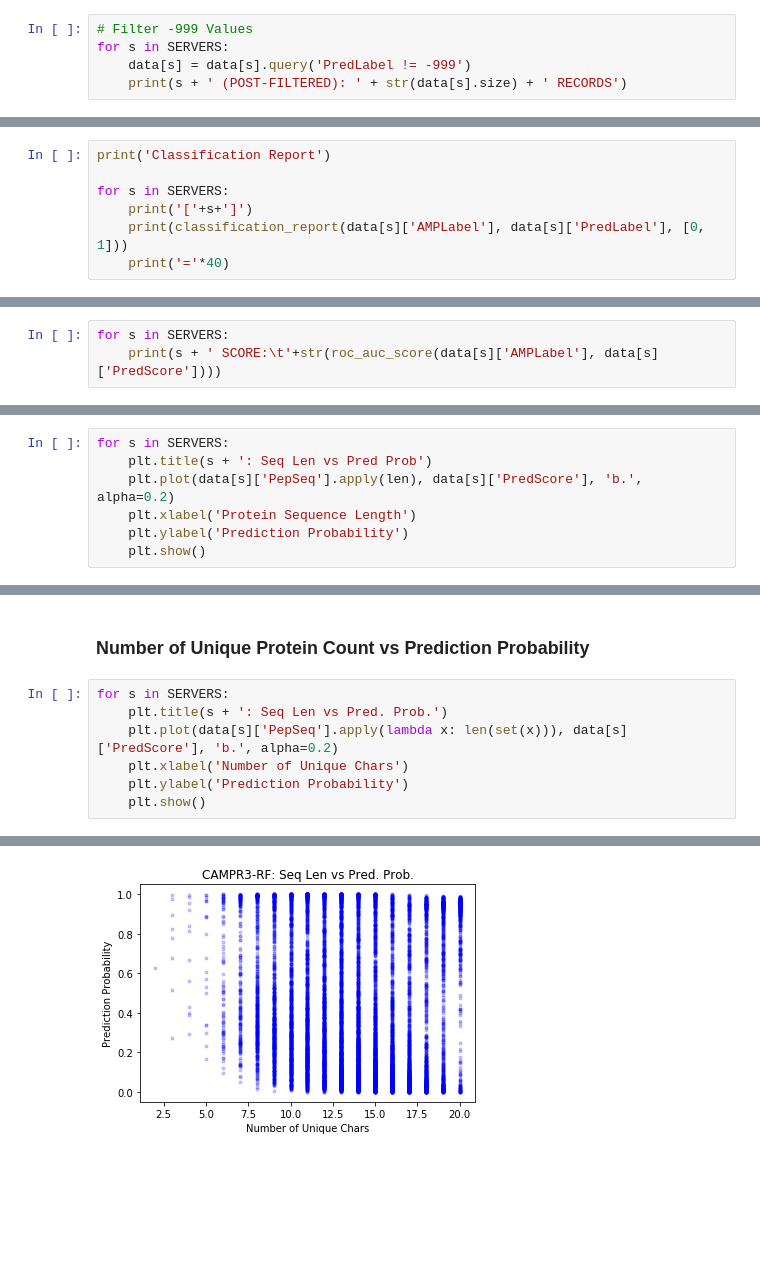
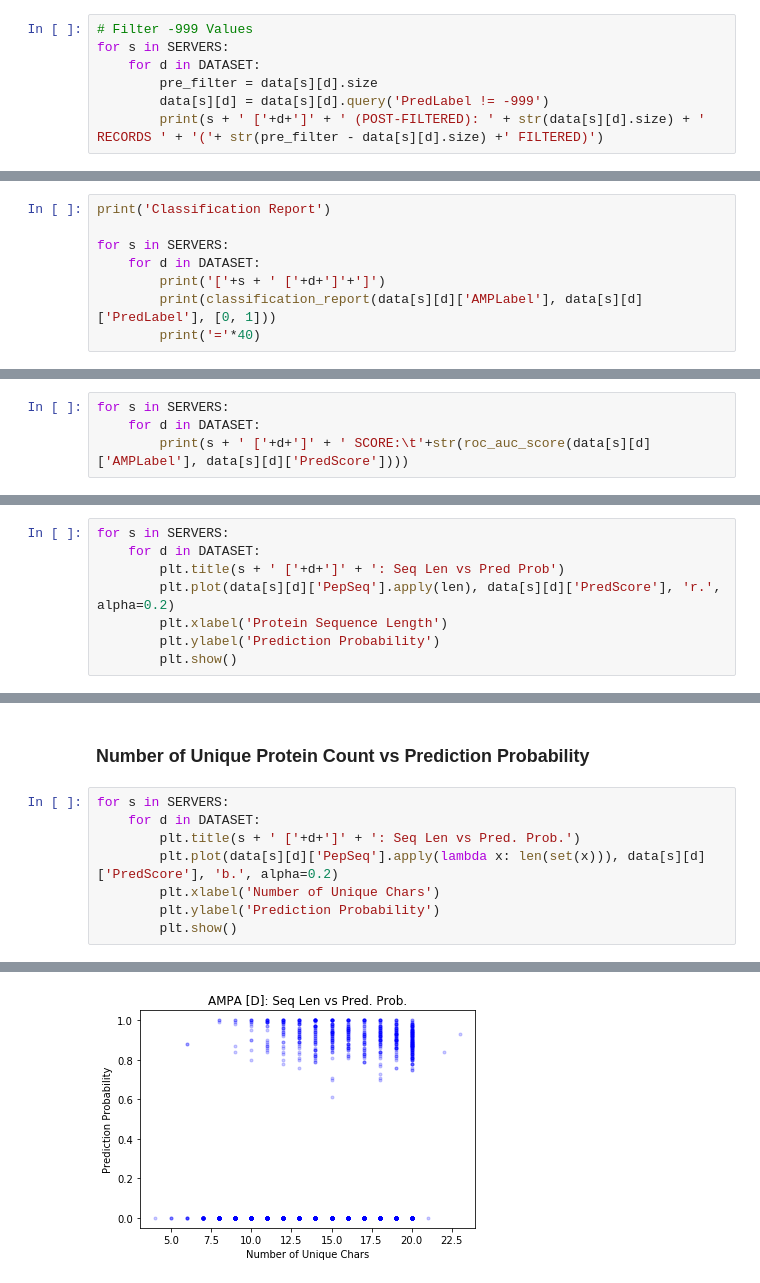
Before and after one commit to yutarochan/AMP_Benchmark, a Jupyter notebook: notebooks/Model Evaluation.ipynb, the cells around one changed output, grey strips where cells are left out. Drawn from its saved outputs; the diff is of its cells as text; blank space fills up the shorter version.

Commit message:
(update) Update performance evaluation metrics for separate datasets

```diff
--- a/notebooks/Model Evaluation.ipynb
+++ b/notebooks/Model Evaluation.ipynb
@@ -35,6 +50,8 @@ CAMPR3-SVM : 81354 RECORDS
 # %%
 # Filter -999 Values
 for s in SERVERS:
-    data[s] = data[s].query('PredLabel != -999')
-    print(s + ' (POST-FILTERED): ' + str(data[s].size) + ' RECORDS')
+    for d in DATASET:
+        pre_filter = data[s][d].size
+        data[s][d] = data[s][d].query('PredLabel != -999')
+        print(s + ' ['+d+']' + ' (POST-FILTERED): ' + str(data[s][d].size) + ' RECORDS ' + '('+ str(pre_filter - data[s][d].size) +' FILTERED)')
 # %% [output]
@@ -81,8 +106,9 @@ True Negative:  2050
 print('Classification Report')
 
 for s in SERVERS:
-    print('['+s+']')
-    print(classification_report(data[s]['AMPLabel'], data[s]['PredLabel'], [0, 1]))
-    print('='*40)
+    for d in DATASET:
+        print('['+s + ' ['+d+']'+']')
+        print(classification_report(data[s][d]['AMPLabel'], data[s][d]['PredLabel'], [0, 1]))
+        print('='*40)
 # %% [output]
 Classification Report
@@ -108,5 +134,6 @@ weighted avg       0.89      0.81      0.83     13540
 #### Total ROC/AUC Score
 # %%
 for s in SERVERS:
-    print(s + ' SCORE:\t'+str(roc_auc_score(data[s]['AMPLabel'], data[s]['PredScore'])))
+    for d in DATASET:
+        print(s + ' ['+d+']' + ' SCORE:\t'+str(roc_auc_score(data[s][d]['AMPLabel'], data[s][d]['PredScore'])))
 # %% [output]
@@ -142,9 +181,10 @@ plt.show()
 ### Length vs Prediction Probability
 # %%
 for s in SERVERS:
-    plt.title(s + ': Seq Len vs Pred Prob')
-    plt.plot(data[s]['PepSeq'].apply(len), data[s]['PredScore'], 'b.', alpha=0.2)
-    plt.xlabel('Protein Sequence Length')
-    plt.ylabel('Prediction Probability')
-    plt.show()
+    for d in DATASET:
+        plt.title(s + ' ['+d+']' + ': Seq Len vs Pred Prob')
+        plt.plot(data[s][d]['PepSeq'].apply(len), data[s][d]['PredScore'], 'r.', alpha=0.2)
+        plt.xlabel('Protein Sequence Length')
+        plt.ylabel('Prediction Probability')
+        plt.show()
 # %% [output]
@@ -159,9 +206,10 @@ for s in SERVERS:
 ### Number of Unique Protein Count vs Prediction Probability
 # %%
 for s in SERVERS:
-    plt.title(s + ': Seq Len vs Pred. Prob.')
-    plt.plot(data[s]['PepSeq'].apply(lambda x: len(set(x))), data[s]['PredScore'], 'b.', alpha=0.2)
-    plt.xlabel('Number of Unique Chars')
-    plt.ylabel('Prediction Probability')
-    plt.show()
+    for d in DATASET:
+        plt.title(s + ' ['+d+']' + ': Seq Len vs Pred. Prob.')
+        plt.plot(data[s][d]['PepSeq'].apply(lambda x: len(set(x))), data[s][d]['PredScore'], 'b.', alpha=0.2)
+        plt.xlabel('Number of Unique Chars')
+        plt.ylabel('Prediction Probability')
+        plt.show()
 # %% [output]
@@ -173 +221 @@ for s in SERVERS:
-[figure, old version]
+[figure, new version]
```
Also changed, not shown: parts of 12 cells of this notebook.
